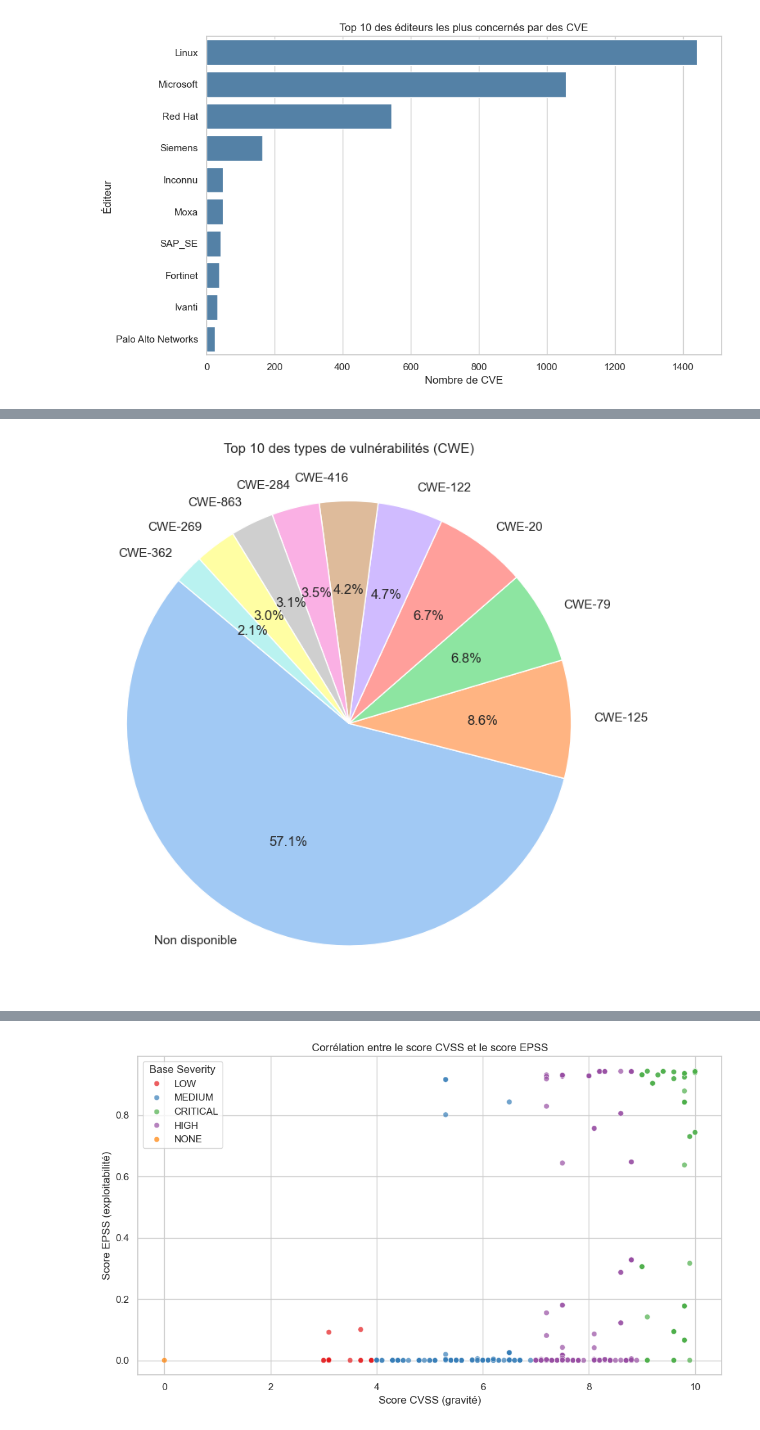
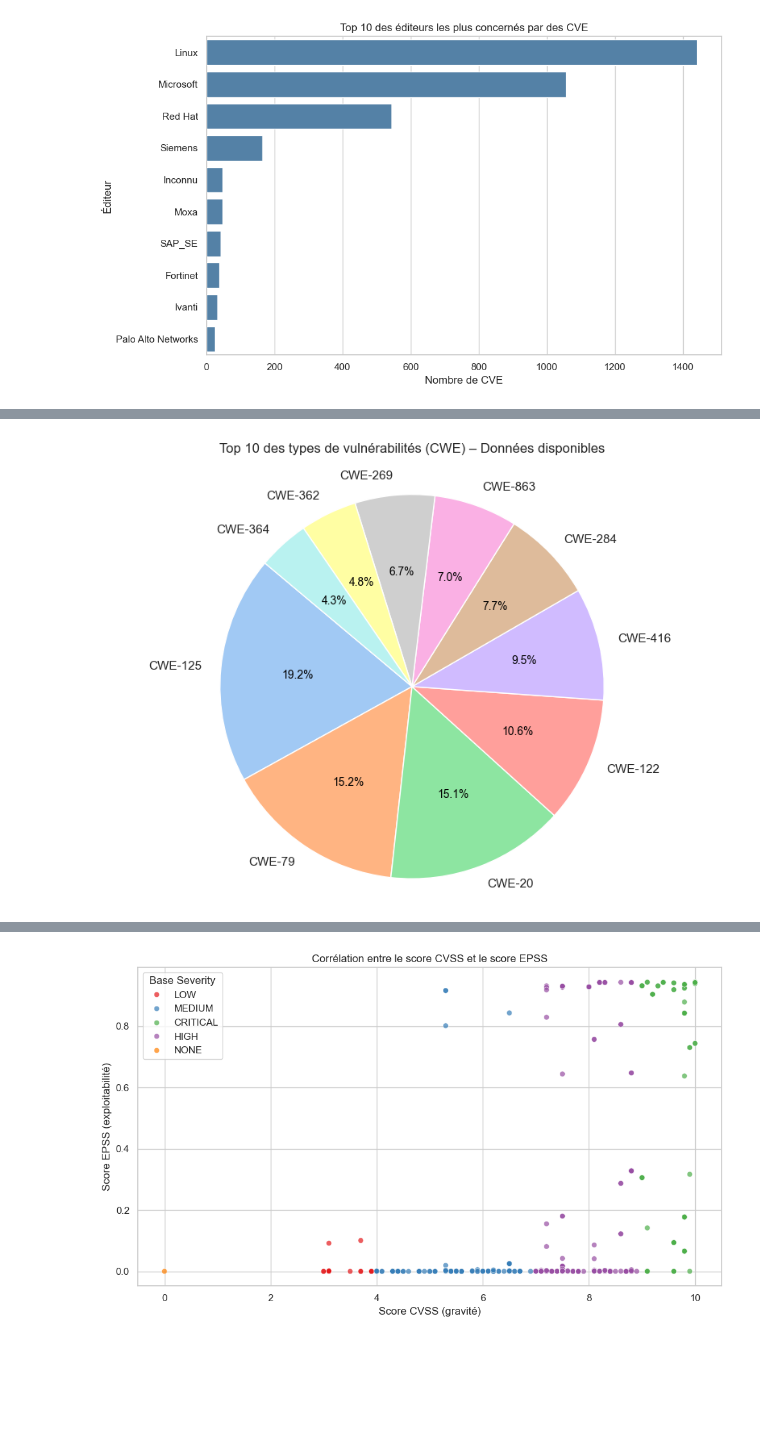
Before and after one commit to Sidy13/Analyse-ANSSI-CVE, a Jupyter notebook: analyse_cve.ipynb, the cells around one changed output, grey strips where cells are left out. Saved outputs shown, nothing was run; the diff lists cells and outputs as text; code cells hidden in the pictures; blank space fills up the shorter version.

```diff
--- a/analyse_cve.ipynb
+++ b/analyse_cve.ipynb
@@ -134,17 +217,31 @@ plt.show()
 # %%
-top_cwe = df["Type CWE"].value_counts().head(10)
+import matplotlib.pyplot as plt
+import seaborn as sns
 
-plt.figure(figsize=(7, 7))
-plt.pie(
-    top_cwe.values,
-    labels=top_cwe.index,
+# Filtrage des données disponibles uniquement
+top_cwe_valide = df[df["Type CWE"].str.lower() != "non disponible"]["Type CWE"].value_counts().head(10)
+
+# Affichage du camembert
+plt.figure(figsize=(8, 6))
+colors = sns.color_palette("pastel", len(top_cwe_valide))
+
+wedges, texts, autotexts = plt.pie(
+    top_cwe_valide.values,
+    labels=top_cwe_valide.index,
     autopct='%1.1f%%',
     startangle=140,
-    colors=sns.color_palette("pastel", len(top_cwe))
+    colors=colors,
+    wedgeprops={"edgecolor": "white"}
 )
-plt.title("Top 10 des types de vulnérabilités (CWE)")
+
+# Amélioration du texte
+for text in autotexts:
+    text.set_color('black')
+    text.set_fontsize(10)
+
+plt.title("Top 10 des types de vulnérabilités (CWE) – Données disponibles", pad=20)
 plt.axis("equal")
 plt.tight_layout()
 plt.show()
 # %% [output]
-[figure, old version]
+[figure, new version]
```
Also changed, not shown: parts of 30 cells of this notebook.
